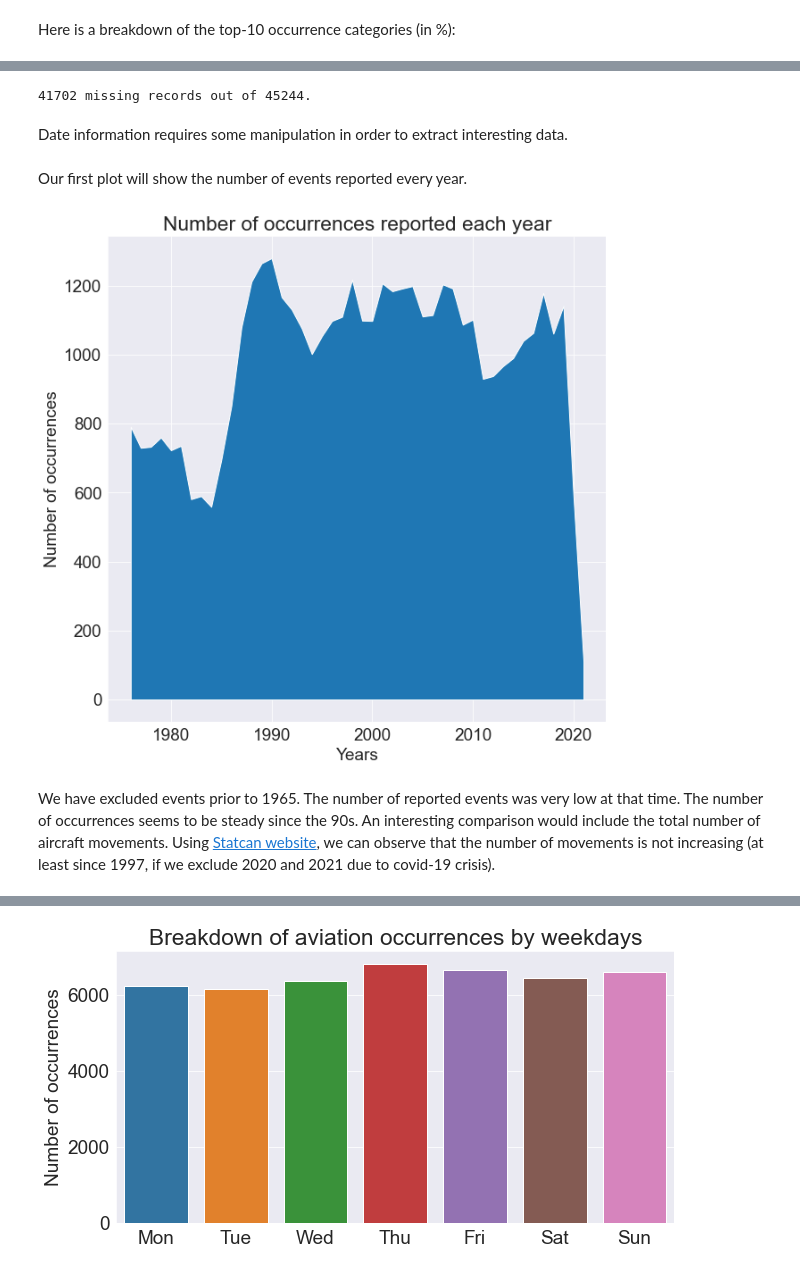
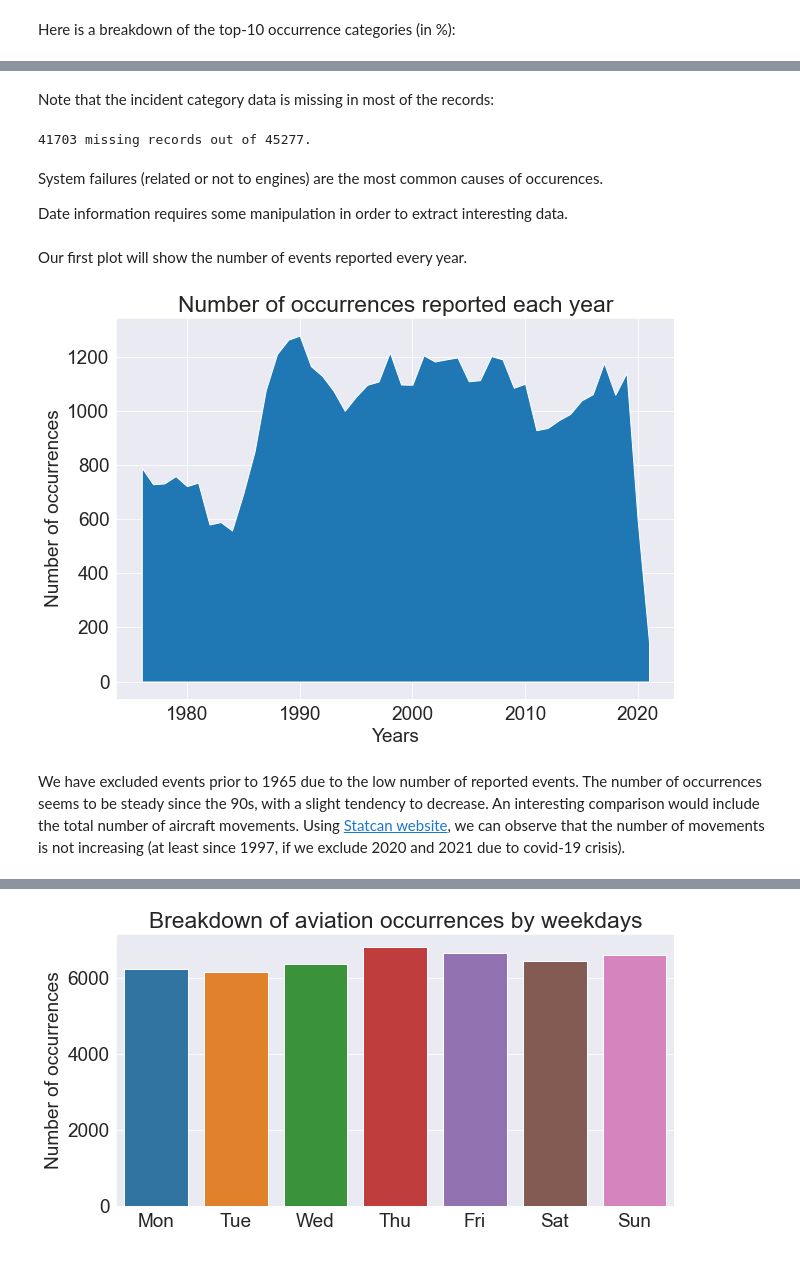
Before and after one commit to zaitrik/canadian_aviation, a Jupyter notebook: canadian_aviation.ipynb, the cells around one changed output, grey strips where cells are left out. Saved outputs shown, nothing was run; the diff lists cells and outputs as text; code cells hidden in the pictures.

```diff
--- a/canadian_aviation.ipynb
+++ b/canadian_aviation.ipynb
@@ -81,0 +69,20 @@ if 'survivability.csv' not in os.listdir():
+# %%
+files = ['data_dict.csv','occurence.csv','aircraft.csv','injuries.csv','events_phases.csv','survivability.csv']
+urls = [data_dictionary_url,occurence_table_url,aircraft_table_url,injuries_table_url,events_phases_table_url,survivability_table_url]
+encoding = 'ISO-8859-1'
+for filename,url in zip(files,urls):
+    if filename not in os.listdir():
+        print('Downloading', filename)
+        urllib.request.urlretrieve(url, filename)
+        # in order to avoid formatting errors, we have to replace all "–" by "-"
+    print('formatting ',filename)
+    # Read in the file
+    with open(filename, 'r', encoding=encoding) as file:
+        filedata = file.read()
+
+    #Replace the target string
+    filedata = filedata.replace('â\x80\x93', '-')
+
+    # Write the file out again
+    with open(filename, 'w', encoding=encoding) as file:
+        file.write(filedata)
@@ -83,28 +97,27 @@ if 'survivability.csv' not in os.listdir():
 After looking into the files, I've decided to keep the following columns/files for this study:
 # %%
 occurence_sel_columns = ['OccNo','CountryID_DisplayEng',
-'ICAO_DisplayEng', 'OccDate', 'OccIncidentTypeID_DisplayEng', 'OccRegionID_DisplayEng', 'OccTime', 'OccTypeID_DisplayEng','ReportedByID_DisplayEng',
+'ICAO_DisplayEng', 'OccDate', 'OccIncidentTypeID_DisplayEng', 'OccRegionID_DisplayEng', 'OccTime', 'OccTypeID_DisplayEng',
 'TotalFatalCount','TotalSeriousCount',
 'InjuriesEnum_DisplayEng', 'LightCondID_DisplayEng','SkyCondID_DisplayEng',
-'GeneralWeatherID_DisplayEng', 'VisibilyCeiling', 'Visibility', 'WeatherPhenomenaTypeID_DisplayEng', 'TakeOffLandingTypeID_DisplayEng','Summary',
+'GeneralWeatherID_DisplayEng', 'VisibilyCeiling', 'Visibility', 'WeatherPhenomenaTypeID_DisplayEng', 'Summary',
 'RunwaySurfaceID_DisplayEng', 'SurfaceContaminationID_DisplayEng','TimeZoneID_DisplayEng']
 aircraft_sel_columns = ['OccNo','AircraftTypeID_DisplayEng', 'AircraftMakeID_DisplayEng',
-'OperatorTypeID_DisplayEng', 'WakeTurbulenceCategoryID_DisplayEng', 'YearOfManuf','DamageLevelID_DisplayEng', 'FlightPlanTypeID_DisplayEng','OperationTypeID_DisplayEng', 'AtsServiceID_DisplayEng', 'TrafficAdvisoryTypeID_DisplayEng','AircraftModelID_DisplayEng', 'OrganizationID_DisplayEng']
-survivability_sel_columns = ['OccNo', 'SurvivableEnum_DisplayEng', 'AircraftEvacTime', 'EvacEgressIssueEnum_DisplayEng', 'UlbID_DisplayEng', 'FlightFollowingSystemID_DisplayEng', 'ELTInstalledEnum_DisplayEng', 'ELTSignalReceivedEnum_DisplayEng',
-'ELTStatusID_DisplayEng', 'SurvEquiID_DisplayEng', 'EquipEffReasonID_DisplayEng', 'EquipEffectiveEnum_DisplayEng','EquipInfluenceEnum_DisplayEng', 'EvacHamperedID_DisplayEng']
+'OperatorTypeID_DisplayEng', 'YearOfManuf','DamageLevelID_DisplayEng', 'FlightPlanTypeID_DisplayEng','OperationTypeID_DisplayEng', 'AircraftModelID_DisplayEng', 'OrganizationID_DisplayEng']
+survivability_sel_columns = ['OccNo', 'SurvivableEnum_DisplayEng', 'AircraftEvacTime', 'EvacEgressIssueEnum_DisplayEng', 'SurvEquiID_DisplayEng', 'EquipEffReasonID_DisplayEng', 'EquipEffectiveEnum_DisplayEng','EquipInfluenceEnum_DisplayEng', 'EvacHamperedID_DisplayEng']
 events_phases_sel_columns=['OccNo','PhaseID_DisplayEng']
-injuries_sel_columns=['OccNo']
+injuries_sel_columns=['OccNo'] # place holder for future work
 # %% [markdown]
 The library **Pandas** is used in order to read the `csv` files.
 # %%
 import warnings
 warnings.filterwarnings("ignore")
-data_dict_df = pd.read_csv('data_dict.csv',encoding = 'ISO-8859-1')
-occurence_df = pd.read_csv('occurence.csv',encoding = 'ISO-8859-1',usecols=occurence_sel_columns)
-aircraft_df = pd.read_csv('aircraft.csv',encoding = 'ISO-8859-1', usecols=aircraft_sel_columns)
-injuries_df = pd.read_csv('injuries.csv', encoding='ISO-8859-1', usecols=injuries_sel_columns)
-events_phases_df = pd.read_csv('events_phases.csv', encoding='ISO-8859-1', usecols=events_phases_sel_columns)
-survivability_df = pd.read_csv('survivability.csv', encoding='ISO-8859-1', usecols=survivability_sel_columns)
+data_dict_df = pd.read_csv('data_dict.csv',encoding = encoding)
+occurence_df = pd.read_csv('occurence.csv',encoding = encoding,usecols=occurence_sel_columns)
+aircraft_df = pd.read_csv('aircraft.csv',encoding = encoding, usecols=aircraft_sel_columns)
+injuries_df = pd.read_csv('injuries.csv', encoding=encoding, usecols=injuries_sel_columns)
+events_phases_df = pd.read_csv('events_phases.csv', encoding=encoding, usecols=events_phases_sel_columns)
+survivability_df = pd.read_csv('survivability.csv', encoding=encoding, usecols=survivability_sel_columns)
 # %% [markdown]
 Let's take a first look at the datasets:
 # %%
@@ -204,8 +215,12 @@ System failures (related or not to engines) are the most common causes of occure
+# %% [markdown]
+Note that the incident category data is missing in most of the records:
 # %%
 print(occurence_df_full['ICAO_DisplayEng'].isna().sum(),'missing records out of {}.'.format(total_count))
 # %% [output]
-41702 missing records out of 45244.
+41703 missing records out of 45277.
 # %% [markdown]
+System failures (related or not to engines) are the most common causes of occurences.
+
 Date information requires some manipulation in order to extract interesting data.
 # %%
 occurence_df['OccDate'] = pd.to_datetime(occurence_df['OccDate'])
@@ -215,16 +230,16 @@ occurence_df['OccWeekday'] = occurence_df['OccDate'].dt.weekday
 # %% [markdown]
 Our first plot will show the number of events reported every year.
 # %%
-matplotlib.rcParams['figure.figsize'] = (10, 10)
+matplotlib.rcParams['figure.figsize'] = (10, 7)
 column = 'OccYear'
 data = occurence_df[occurence_df[column]>1965].dropna(subset=[column])
 data2= data.groupby(column)['OccNo'].count()
 plt.fill_between(data2.index, data2.values);
 plt.xlabel('Years');
 plt.ylabel('Number of occurrences');
 plt.title('Number of occurrences reported each year');
 # %% [output]
-[figure, old version]
+[figure, new version]
 # %% [markdown]
-We have excluded events prior to 1965. The number of reported events was very low at that time. The number of occurrences seems to be steady since the 90s. An interesting comparison would include the total number of aircraft movements. Using [Statcan website](https://www150.statcan.gc.ca/t1/tbl1/en/tv.action?pid=2310000201&pickMembers%5B0%5D=2.1&pickMembers%5B1%5D=4.2&cubeTimeFrame.startMonth=01&cubeTimeFrame.startYear=1997&cubeTimeFrame.endMonth=04&cubeTimeFrame.endYear=2021&referencePeriods=19970101%2C20210401), we can observe that the number of movements is not increasing (at least since 1997, if we exclude 2020 and 2021 due to covid-19 crisis).
+We have excluded events prior to 1965 due to the low number of reported events. The number of occurrences seems to be steady since the 90s, with a slight tendency to decrease. An interesting comparison would include the total number of aircraft movements. Using [Statcan website](https://www150.statcan.gc.ca/t1/tbl1/en/tv.action?pid=2310000201&pickMembers%5B0%5D=2.1&pickMembers%5B1%5D=4.2&cubeTimeFrame.startMonth=01&cubeTimeFrame.startYear=1997&cubeTimeFrame.endMonth=04&cubeTimeFrame.endYear=2021&referencePeriods=19970101%2C20210401), we can observe that the number of movements is not increasing (at least since 1997, if we exclude 2020 and 2021 due to covid-19 crisis).
 # %%
```
Also changed, not shown: parts of 76 cells of this notebook, 5 other files.
